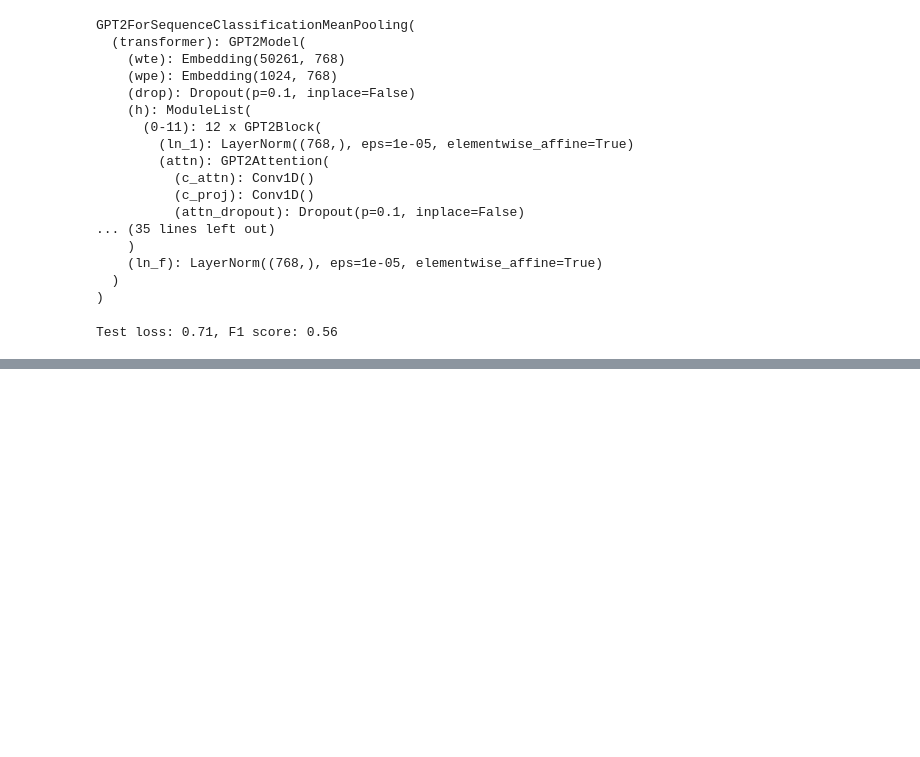
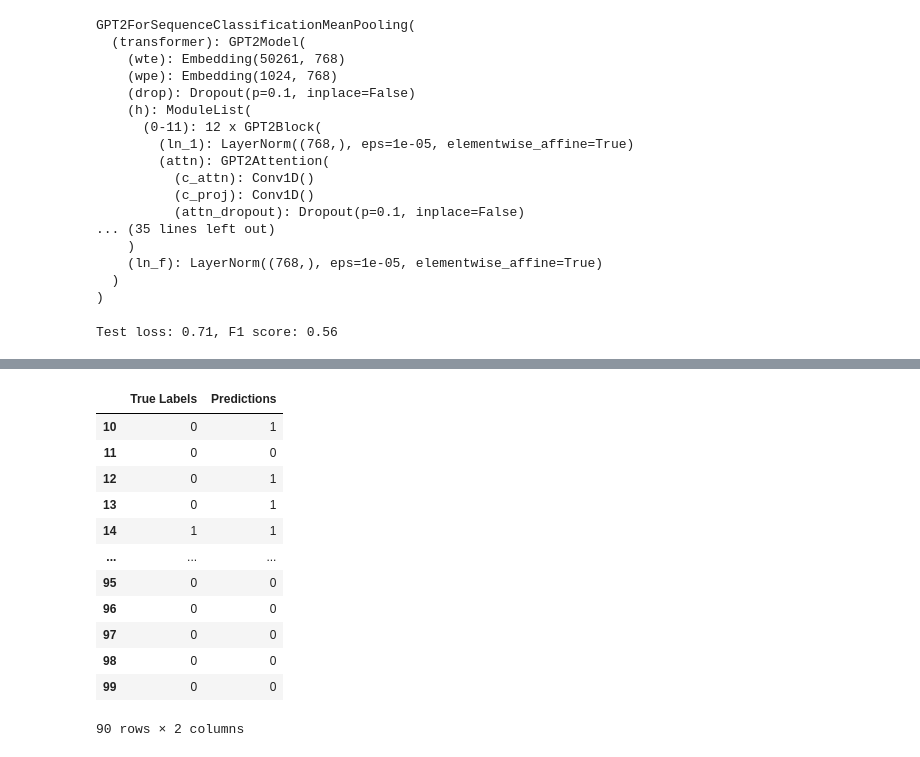
Before and after one commit to kpinsights/Conv_derail_forecasting, a Jupyter notebook: conv_derailment_data/datasets/cga/dynamic/CGA_DYNAMIC_GPT2.ipynb, the cells around one changed output, grey strips where cells are left out. Saved outputs shown, nothing was run; the diff lists cells and outputs as text; code cells hidden in the pictures; blank space fills up the shorter version.

```diff
--- a/conv_derailment_data/datasets/cga/dynamic/CGA_DYNAMIC_GPT2.ipynb
+++ b/conv_derailment_data/datasets/cga/dynamic/CGA_DYNAMIC_GPT2.ipynb
@@ -582,0 +617,19 @@ Test loss: 0.71, F1 score: 0.56
+# %%
+data = {'True Labels': test_true_labels, 'Predictions': test_preds}
+prediction_comparison_df = pd.DataFrame(data)
+# %%
+prediction_comparison_df[10:100]
+# %% [output]
+|  | True Labels | Predictions |
+| 10 | 0 | 1 |
+| 11 | 0 | 0 |
+| 12 | 0 | 1 |
+| 13 | 0 | 1 |
+| 14 | 1 | 1 |
+| ... | ... | ... |
+| 95 | 0 | 0 |
+| 96 | 0 | 0 |
+| 97 | 0 | 0 |
+| 98 | 0 | 0 |
+| 99 | 0 | 0 |
+90 rows × 2 columns
```
Also changed, not shown: parts of 2 cells of this notebook.
